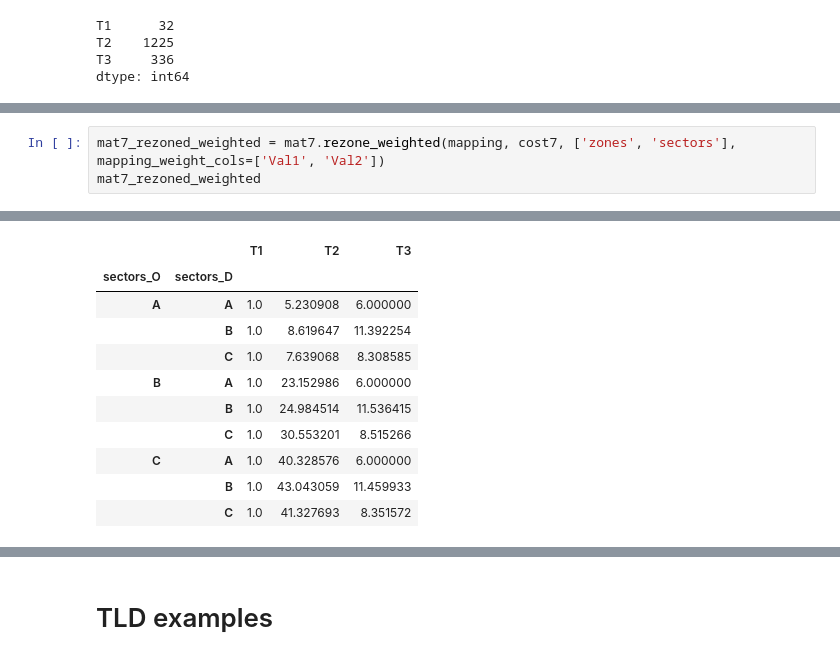
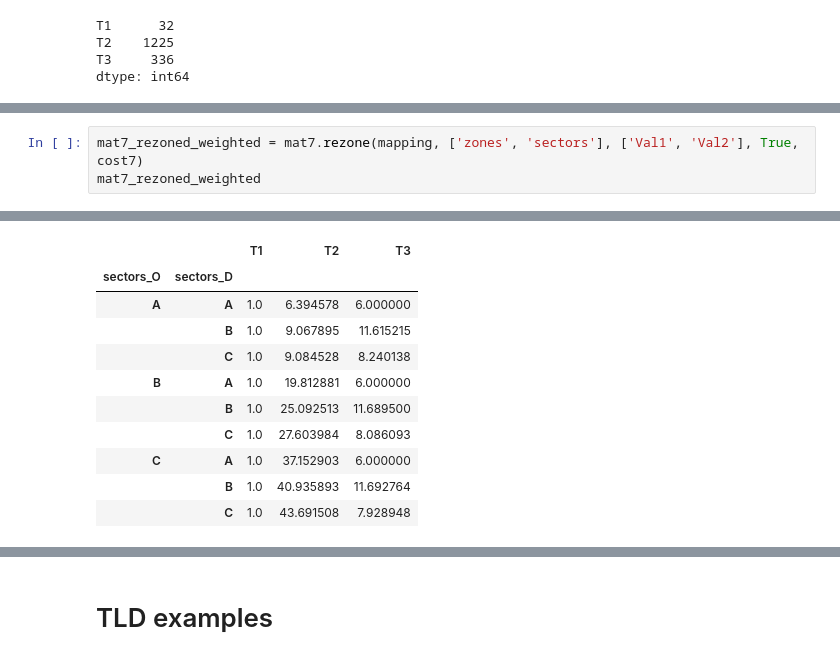
Before and after one commit to jabellcu/TPlanning_matrices, a Jupyter notebook: MatrixExamples.ipynb, the cells around one changed output, grey strips where cells are left out. Drawn from its saved outputs; the diff is of its cells as text.

Commit message:
Fix rezone

```diff
--- a/MatrixExamples.ipynb
+++ b/MatrixExamples.ipynb
@@ -231,4 +252,4 @@ cost7
 # %%
-mat7_rezoned_weighted = mat7.rezone_weighted(mapping, cost7, ['zones', 'sectors'], mapping_weight_cols=['Val1', 'Val2'])
+mat7_rezoned_weighted = mat7.rezone(mapping, ['zones', 'sectors'], ['Val1', 'Val2'], True, cost7)
 mat7_rezoned_weighted
 # %% [output]
@@ -237,14 +256,14 @@ WARNING: rezoned matrix does not preserve the matrix totals.
 |  |  | T1 | T2 | T3 |
 | sectors_O | sectors_D |  |  |  |
-| A | A | 1.0 | 5.230908 | 6.000000 |
-|  | B | 1.0 | 8.619647 | 11.392254 |
-|  | C | 1.0 | 7.639068 | 8.308585 |
-| B | A | 1.0 | 23.152986 | 6.000000 |
-|  | B | 1.0 | 24.984514 | 11.536415 |
-|  | C | 1.0 | 30.553201 | 8.515266 |
-| C | A | 1.0 | 40.328576 | 6.000000 |
-|  | B | 1.0 | 43.043059 | 11.459933 |
-|  | C | 1.0 | 41.327693 | 8.351572 |
+| A | A | 1.0 | 6.394578 | 6.000000 |
+|  | B | 1.0 | 9.067895 | 11.615215 |
+|  | C | 1.0 | 9.084528 | 8.240138 |
+| B | A | 1.0 | 19.812881 | 6.000000 |
+|  | B | 1.0 | 25.092513 | 11.689500 |
+|  | C | 1.0 | 27.603984 | 8.086093 |
+| C | A | 1.0 | 37.152903 | 6.000000 |
+|  | B | 1.0 | 40.935893 | 11.692764 |
+|  | C | 1.0 | 43.691508 | 7.928948 |
 # %%
 DEMMANDp = os.path.join('example_data', 'Demand_EMME.txt')
 DEMMAND = Matrix.read_EMME(DEMMANDp)
```
Also changed, not shown: parts of 16 cells of this notebook, 1 other file.
